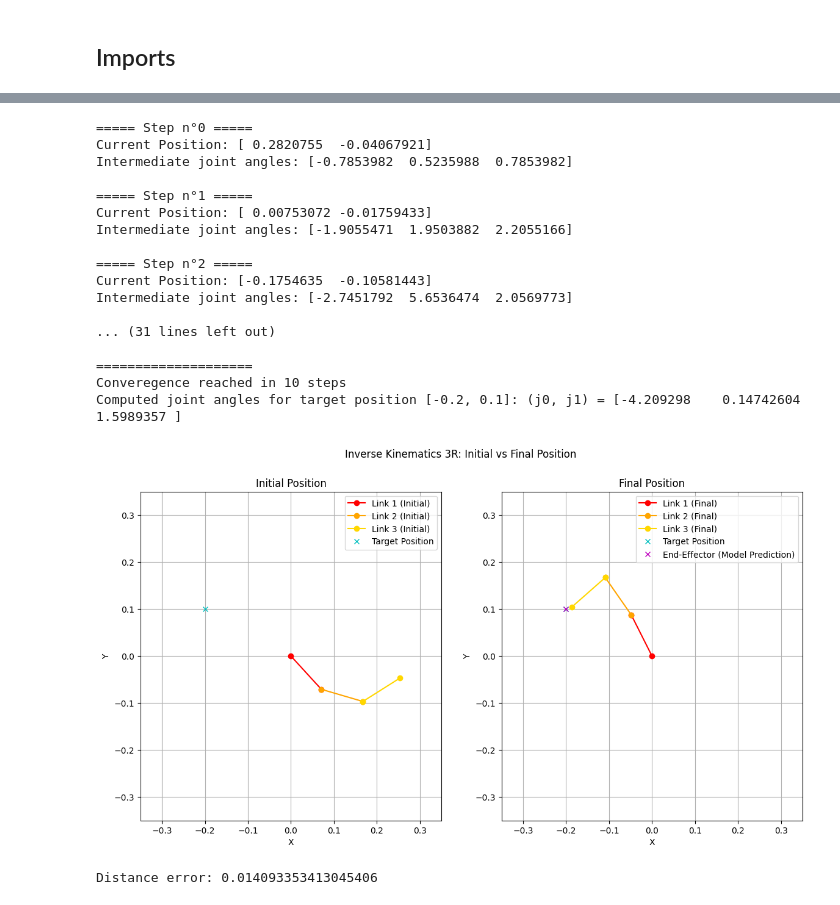
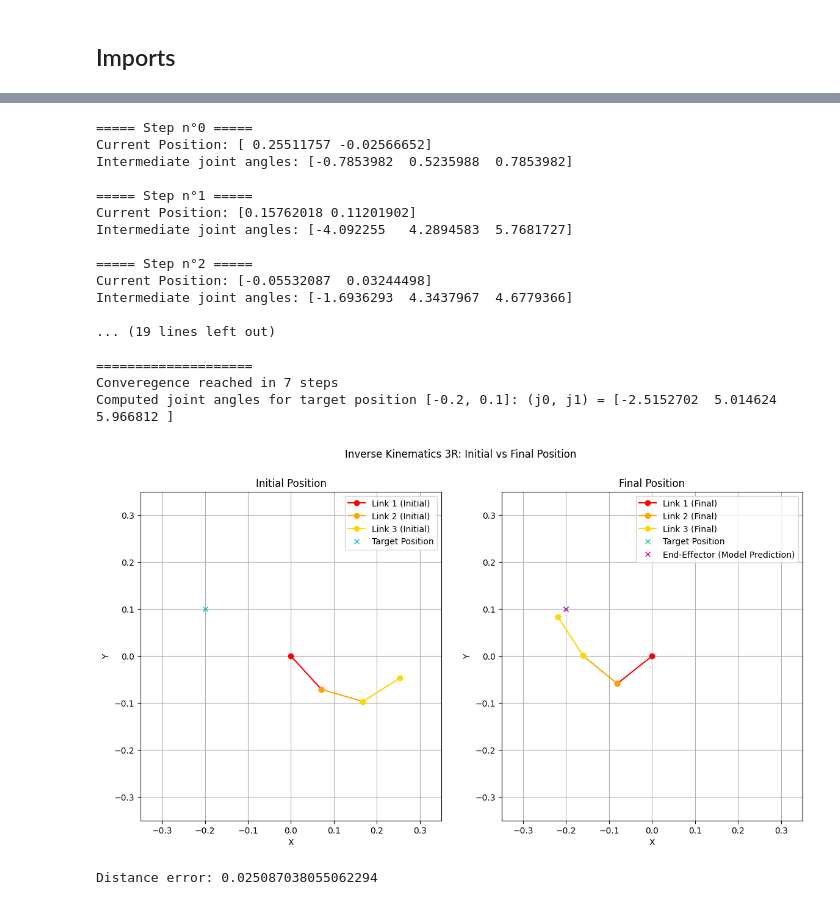
Before and after one commit to Mowibox/Mujoco-ML, a Jupyter notebook: models_IK.ipynb, the cells around one changed output, grey strips where cells are left out. Saved outputs shown, nothing was run; the diff lists cells and outputs as text; code cells hidden in the pictures.

```diff
--- a/models_IK.ipynb
+++ b/models_IK.ipynb
@@ -46,6 +45,6 @@ Number of 3R models : 2
 # %%
-model_2R = MODELS_2R[1].model
-name_2R = MODELS_2R[1].get_name()
+model_2R = MODELS_2R[0].model
+name_2R = MODELS_2R[0].get_name()
 
 if 'raw' in name_2R:
     raw = True
@@ -78,32 +77,32 @@ Distance error: 0.3129498064517975
 # %%
-model_3R = MODELS_3R[1].model
-name_3R = MODELS_3R[1].get_name()
+model_3R = MODELS_3R[0].model
+name_3R = MODELS_3R[0].get_name()
 
 if 'raw' in name_3R:
     raw = True
 else:
     raw = False
 
 target_position = [-0.2, 0.1]
 initial_guess = [-np.pi/4, np.pi/6, np.pi/4]
 dispIK_3R(model_3R, target_position, initial_guess, raw, display_error=True)
 # %% [output]
 ===== Step n°0 =====
-Current Position: [ 0.2820755  -0.04067921]
+Current Position: [ 0.25511757 -0.02566652]
 Intermediate joint angles: [-0.7853982  0.5235988  0.7853982]
 
 ===== Step n°1 =====
-Current Position: [ 0.00753072 -0.01759433]
-Intermediate joint angles: [-1.9055471  1.9503882  2.2055166]
+Current Position: [0.15762018 0.11201902]
+Intermediate joint angles: [-4.092255   4.2894583  5.7681727]
 
 ===== Step n°2 =====
-Current Position: [-0.1754635  -0.10581443]
-Intermediate joint angles: [-2.7451792  5.6536474  2.0569773]
+Current Position: [-0.05532087  0.03244498]
+Intermediate joint angles: [-1.6936293  4.3437967  4.6779366]
 
-... (31 lines left out)
+... (19 lines left out)
 
 ====================
-Converegence reached in 10 steps
-Computed joint angles for target position [-0.2, 0.1]: (j0, j1) = [-4.209298    0.14742604  1.5989357 ]
+Converegence reached in 7 steps
+Computed joint angles for target position [-0.2, 0.1]: (j0, j1) = [-2.5152702  5.014624   5.966812 ]
-[figure, old version]
+[figure, new version]
-Distance error: 0.014093353413045406
+Distance error: 0.025087038055062294
```
Also changed, not shown: parts of 3 cells of this notebook, 14 other files.
